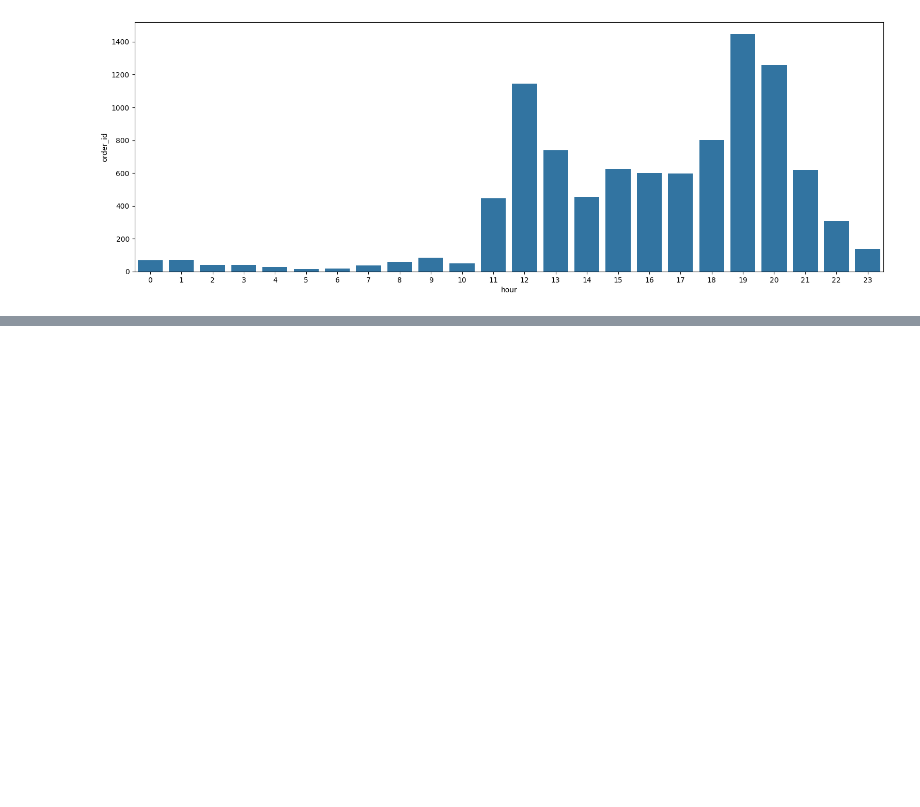
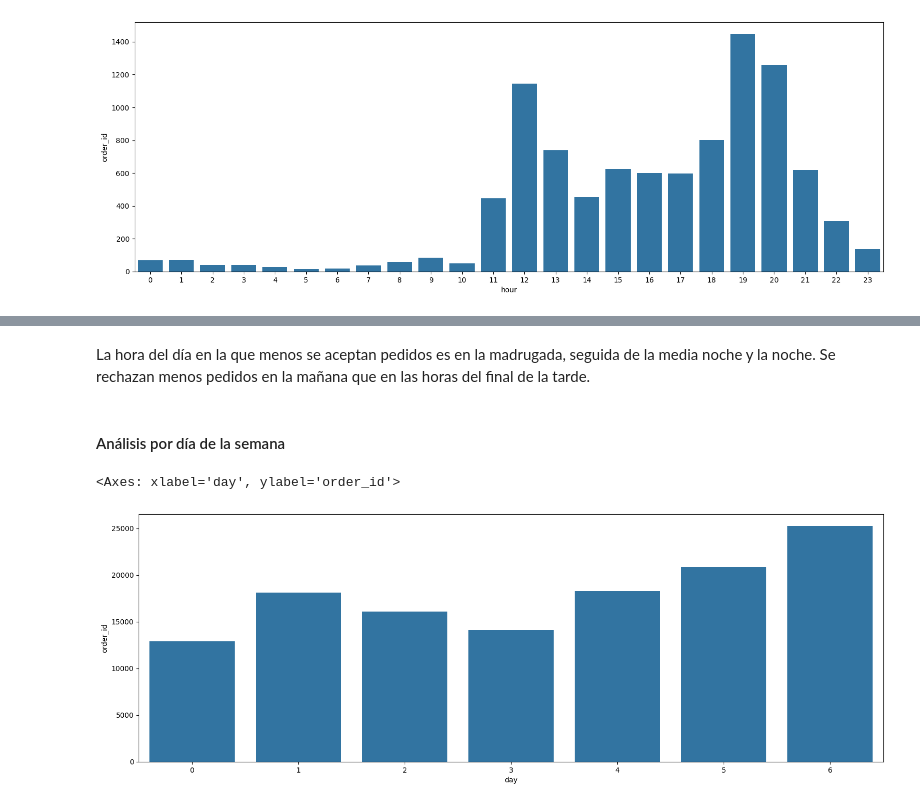
Before and after one commit to jdcarranzas/Prueba-Rappi, a Jupyter notebook: script.ipynb, the cells around one changed output, grey strips where cells are left out. Cells and saved outputs as stored; diff of their text form; code cells hidden in the pictures; blank space fills up the shorter version.

```diff
--- a/script.ipynb
+++ b/script.ipynb
@@ -211,0 +229,10 @@ dataset.groupby(['daytime'])[['order_id']].count().transform(lambda x: x/sum(x))
+# %% [markdown]
+La hora del día en la que menos se aceptan pedidos es en la madrugada, seguida de la media noche y la noche. Se rechazan menos pedidos en la mañana que en las horas del final de la tarde.
+# %% [markdown]
+#### Análisis por día de la semana
+# %%
+day_analysis = dataset.groupby(['day'])[['order_id']].count().reset_index()
+sns.barplot(x = 'day', y = 'order_id', data = day_analysis)
+# %% [output]
+<Axes: xlabel='day', ylabel='order_id'>
+[figure, added]
```
Also changed, not shown: parts of 45 cells of this notebook.
